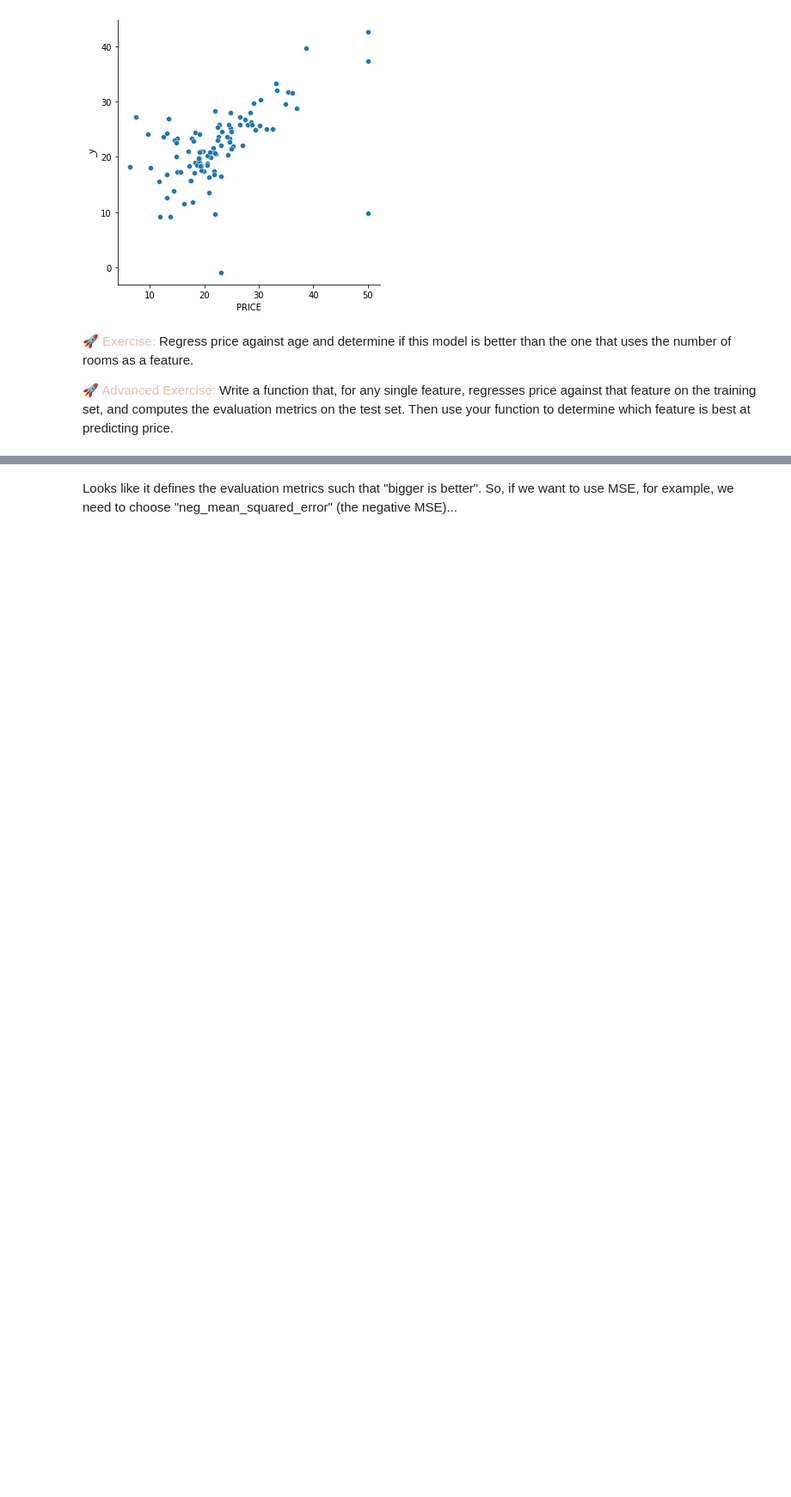
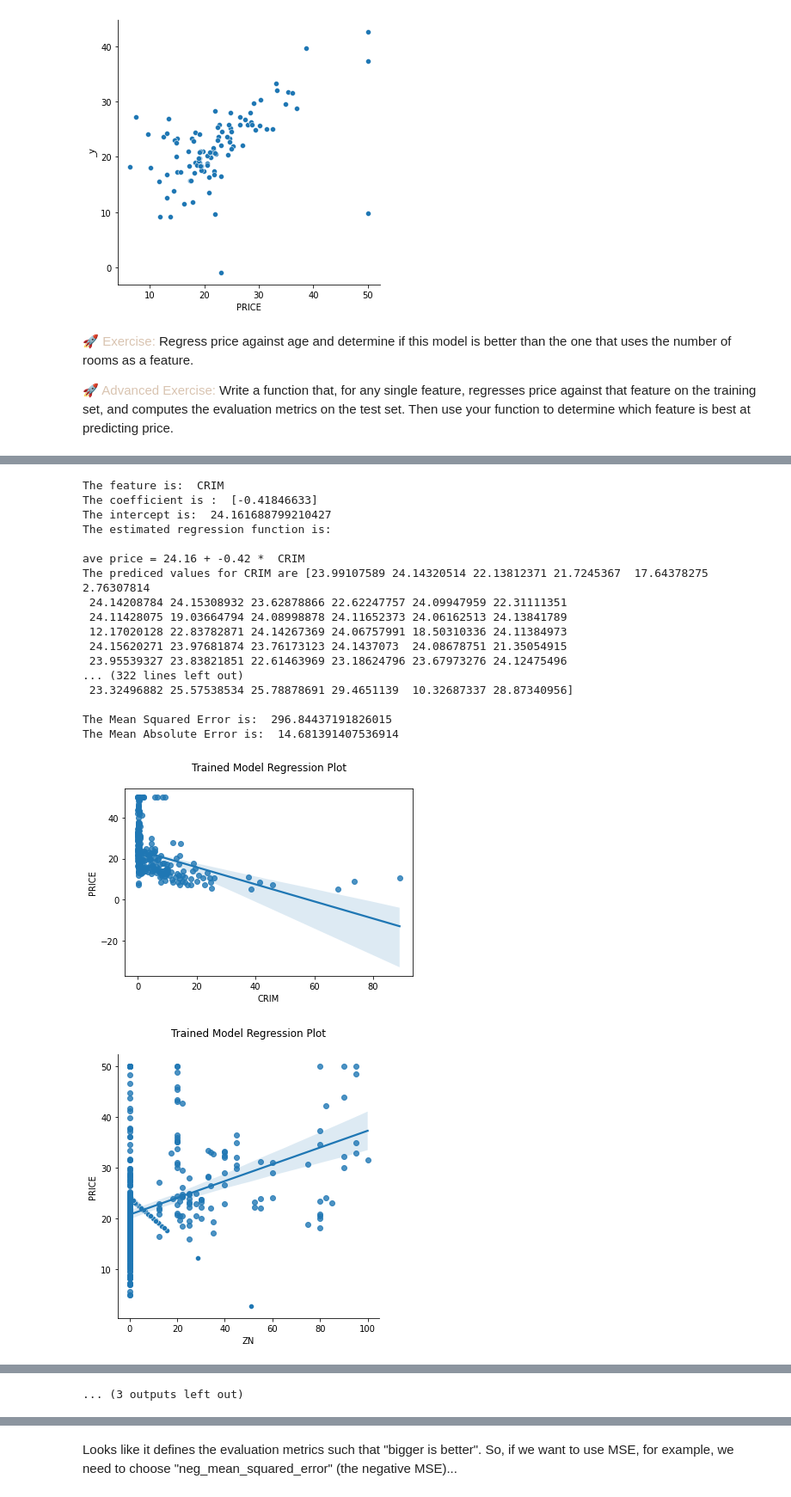
Before and after one commit to joykangangi/DataSciencePlayground, a Jupyter notebook: Linear_Regression.ipynb, the cells around one changed output, grey strips where cells are left out. Shown at 86% size. Drawn from its saved outputs; the diff is of its cells as text; code cells hidden in the pictures; blank space fills up the shorter version.

```diff
--- a/Linear_Regression.ipynb
+++ b/Linear_Regression.ipynb
@@ -282,0 +352,52 @@ sns.relplot(x=test['PRICE'], y=y_hat, kind="scatter")
+# %%
+# Advanced Exercise:
+# Write a function that, for any single feature, regresses price against that feature on the training set,
+# and computes the evaluation metrics on the test set.
+# Then use your function to determine which feature is best at predicting price.
+
+def regress_feature(feature: str):
+  model.fit(X=train[[feature]], y=train["PRICE"])
+  print("The feature is: ",feature)
+
+  print("The coefficient is : ",model.coef_)
+  print("The intercept is: ",model.intercept_)
+  print('The estimated regression function is:\n\nave price =', np.round(model.intercept_,2), '+', np.round(model.coef_[0],2), '* ', feature)
+
+  sns.regplot(x=train[[feature]], y=train['PRICE'])
+  plt.title("Trained Model Regression Plot\n")
+  y_hat = model.predict(test[[feature]])
+
+  print("The prediced values for {} are {} ".format(feature, y_hat))
+  print()
+  mse = mean_squared_error(y_true = test[feature], y_pred = y_hat)
+  print("The Mean Squared Error is: ", mse)
+  mae = mean_absolute_error(y_true=test[feature], y_pred= y_hat)
+  print("The Mean Absolute Error is: ", mae)
+
+  sns.relplot(x =test[feature], y=y_hat, kind='scatter')
+  plt.title("Tested Model Regression Plot\n")
+# %%
+#'CRIM' 'ZN' 'INDUS' 'CHAS' 'NOX' 'RM' 'AGE' 'DIS' 'RAD' 'TAX' 'PTRATIO','B' 'LSTAT']
+features = ['CRIM', 'ZN' ,'INDUS' ,'CHAS' ,'NOX' ,'RM' ,'AGE', 'DIS' ,'RAD' ,'TAX' ,'PTRATIO','B' ,'LSTAT']
+for feature in features:
+  regress_feature(feature = feature)
+# %% [output]
+The feature is:  CRIM
+The coefficient is :  [-0.41846633]
+The intercept is:  24.161688799210427
+The estimated regression function is:
+
+ave price = 24.16 + -0.42 *  CRIM
+The prediced values for CRIM are [23.99107589 24.14320514 22.13812371 21.7245367  17.64378275  2.76307814
+ 24.14208784 24.15308932 23.62878866 22.62247757 24.09947959 22.31111351
+ 24.11428075 19.03664794 24.08998878 24.11652373 24.06162513 24.13841789
+ 12.17020128 22.83782871 24.14267369 24.06757991 18.50310336 24.11384973
+ 24.15620271 23.97681874 23.76173123 24.1437073  24.08678751 21.35054915
+ 23.95539327 23.83821851 22.61463969 23.18624796 23.67973276 24.12475496
+... (322 lines left out)
+ 23.32496882 25.57538534 25.78878691 29.4651139  10.32687337 28.87340956]
+
+The Mean Squared Error is:  296.84437191826015
+The Mean Absolute Error is:  14.681391407536914
+[figure, added]
+[figure, added]
@@ -283,3 +413,4 @@ sns.relplot(x=test['PRICE'], y=y_hat, kind="scatter")
+... (3 outputs left out)
 # %% [markdown]
 ## <font color='#31394d'> Cross Validation </font>
 
```
Also changed, not shown: parts of 12 cells of this notebook.
